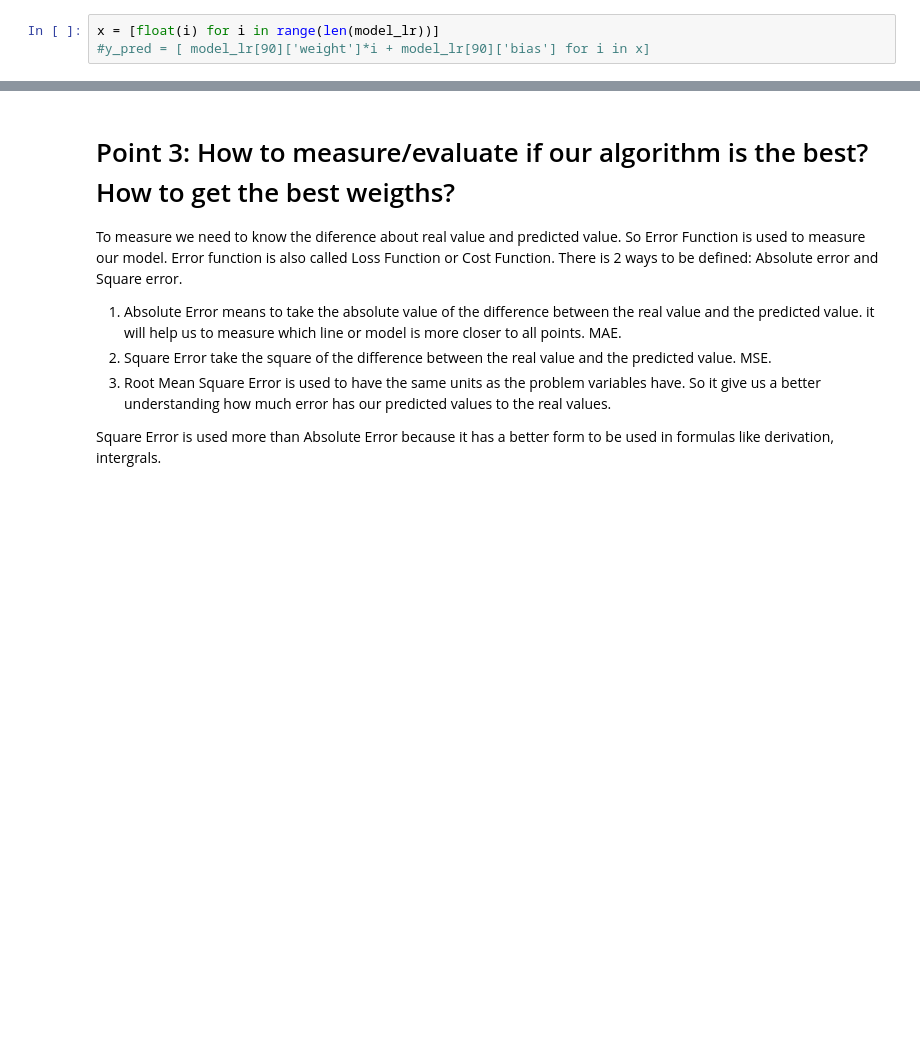
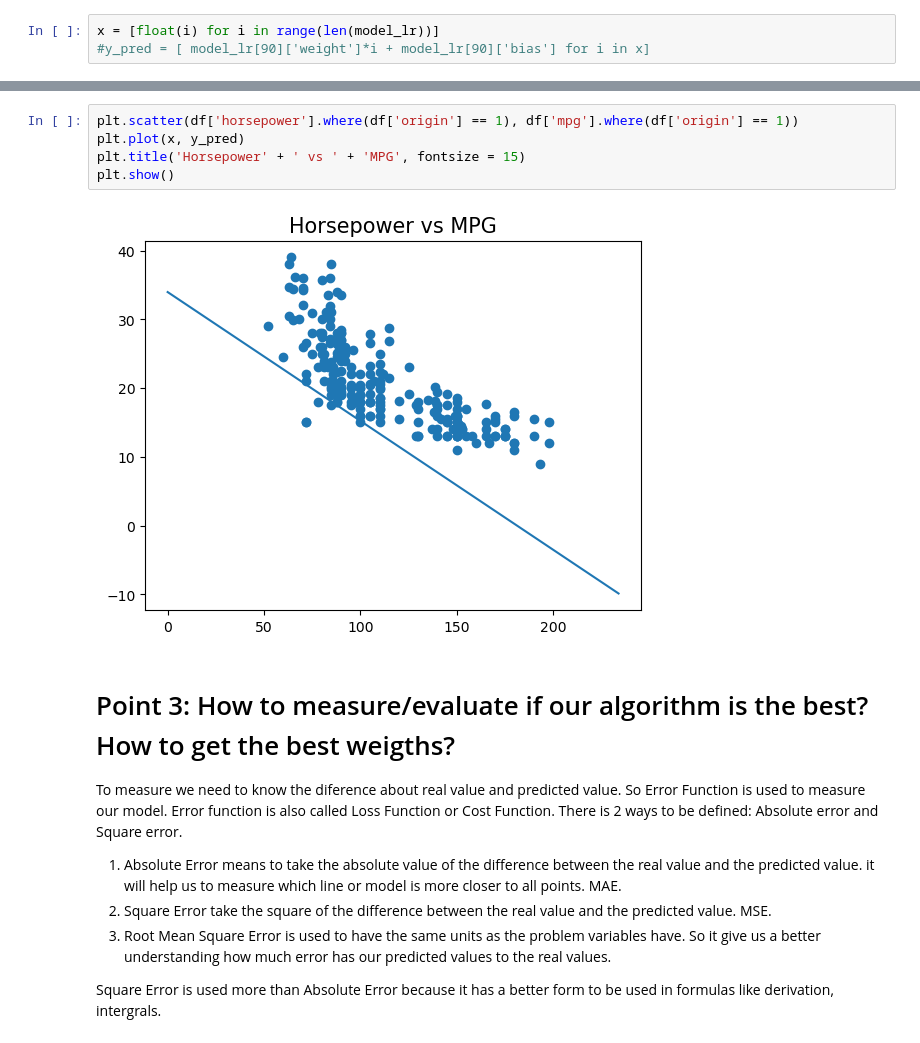
Before and after one commit to yonkeenn/LinearRegression, a Jupyter notebook: Model&Evaluate.ipynb, the cells around one changed output, grey strips where cells are left out. Drawn from its saved outputs; the diff is of its cells as text; blank space fills up the shorter version.

```diff
--- a/Model&Evaluate.ipynb
+++ b/Model&Evaluate.ipynb
@@ -273,3 +348,10 @@ plt.show()
+# %%
+plt.scatter(df['horsepower'].where(df['origin'] == 1), df['mpg'].where(df['origin'] == 1))
+plt.plot(x, y_pred)
+plt.title('Horsepower' + ' vs ' + 'MPG', fontsize = 15)
+plt.show()
+# %% [output]
+[figure, added]
 # %% [markdown]
 # Point 3: How to measure/evaluate if our algorithm is the best? How to get the best weigths?
 
```
Also changed, not shown: parts of 14 cells of this notebook, 1 other file.
